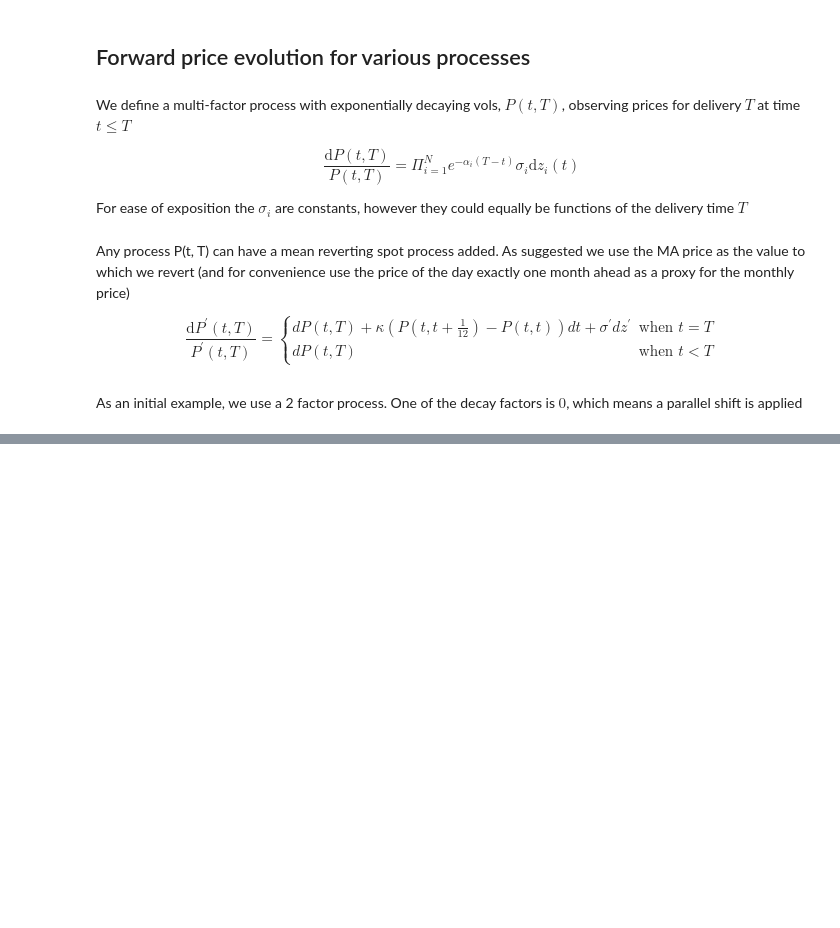
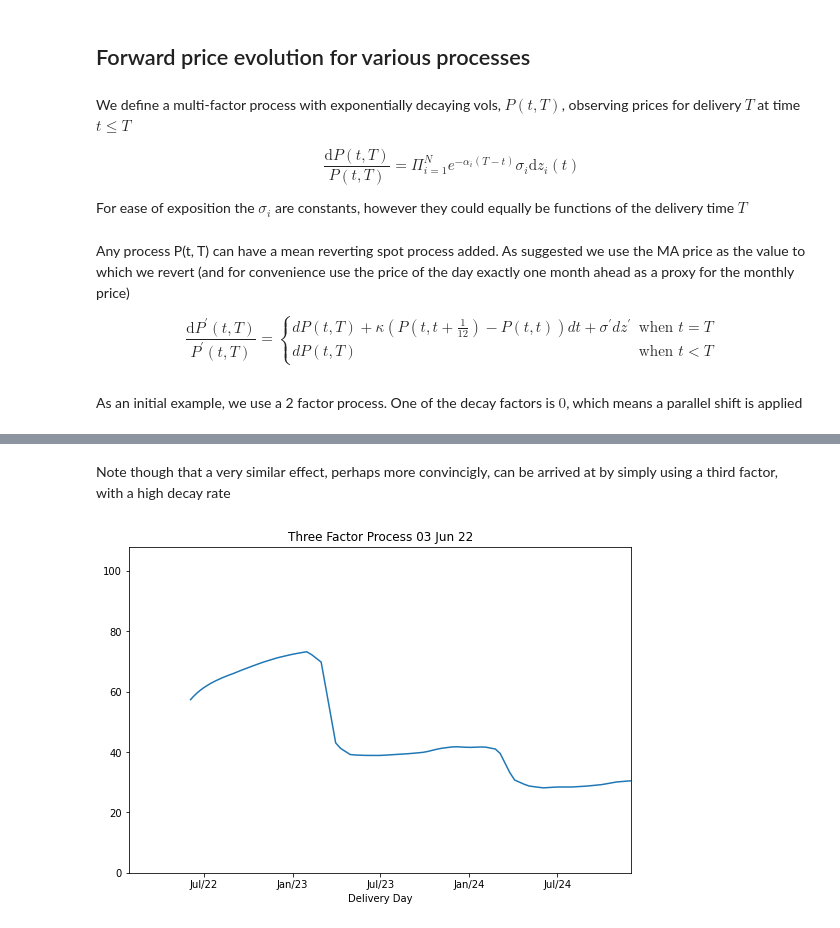
Before and after one commit to cage433/price-process-examples, a Jupyter notebook: analysis.ipynb, the cells around one changed output, grey strips where cells are left out. Cells and saved outputs as stored; diff of their text form; code cells hidden in the pictures; blank space fills up the shorter version.

```diff
--- a/analysis.ipynb
+++ b/analysis.ipynb
@@ -112,0 +124,16 @@ display_evolving_fpc(
+# %% [markdown]
+Note though that a very similar effect, perhaps more convincigly, can be arrived at by simply using a third factor, with a high decay rate
+# %%
+three_factor_process = LognormalProcessWithExponentialDecay(
+    alphas=[0, 1.0, 10.0],
+    vols=[0.2, 0.7, 0.4]
+)
+
+display_evolving_fpc(
+    ForwardPriceCurve.jan_28_ttf_curve(),
+    three_factor_process,
+    sleep_sec=0.3,
+    title="Three Factor Process"
+)
+# %% [output]
+[figure, added]
```
Also changed, not shown: parts of 6 cells of this notebook, 2 other files.
